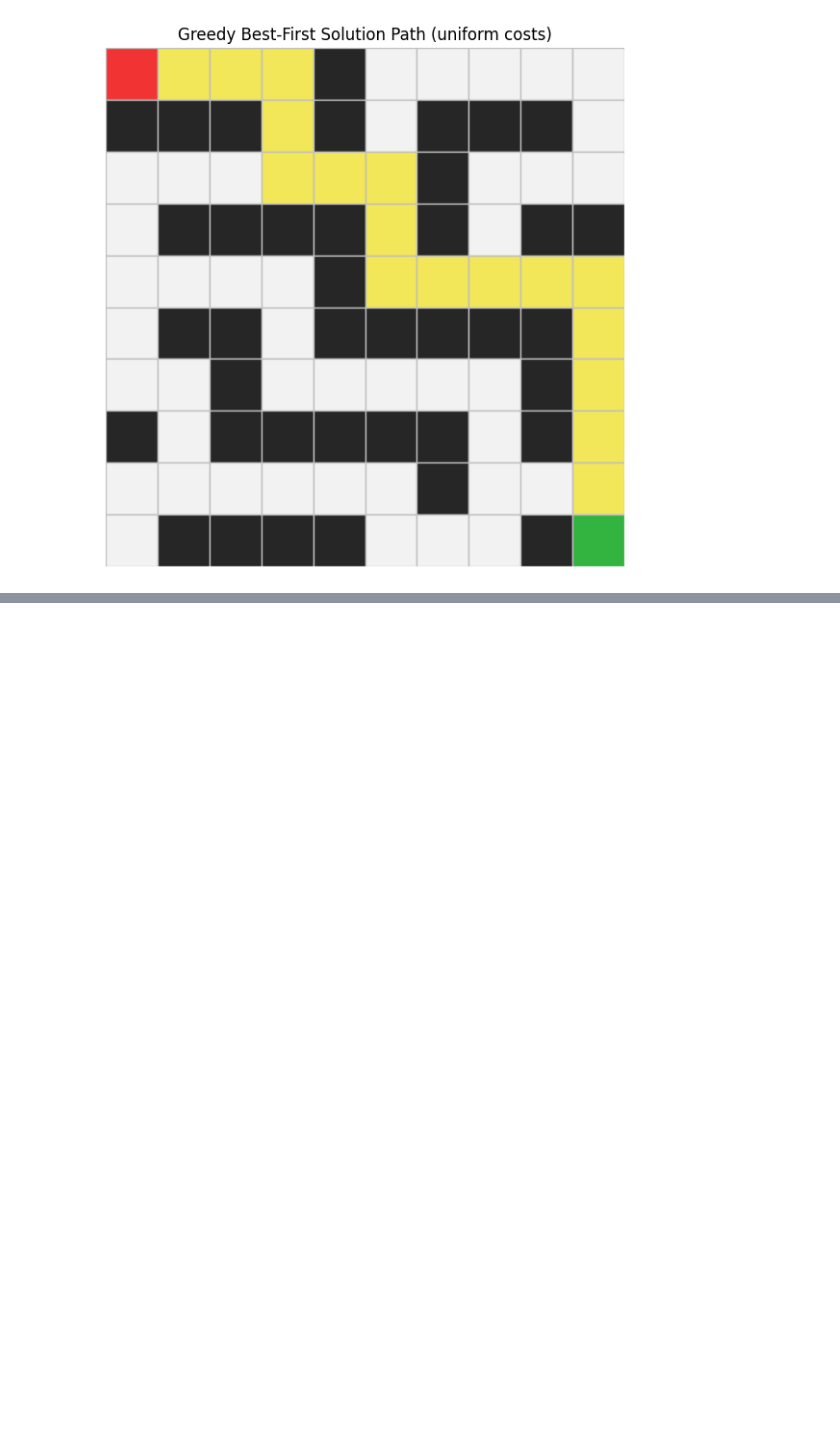
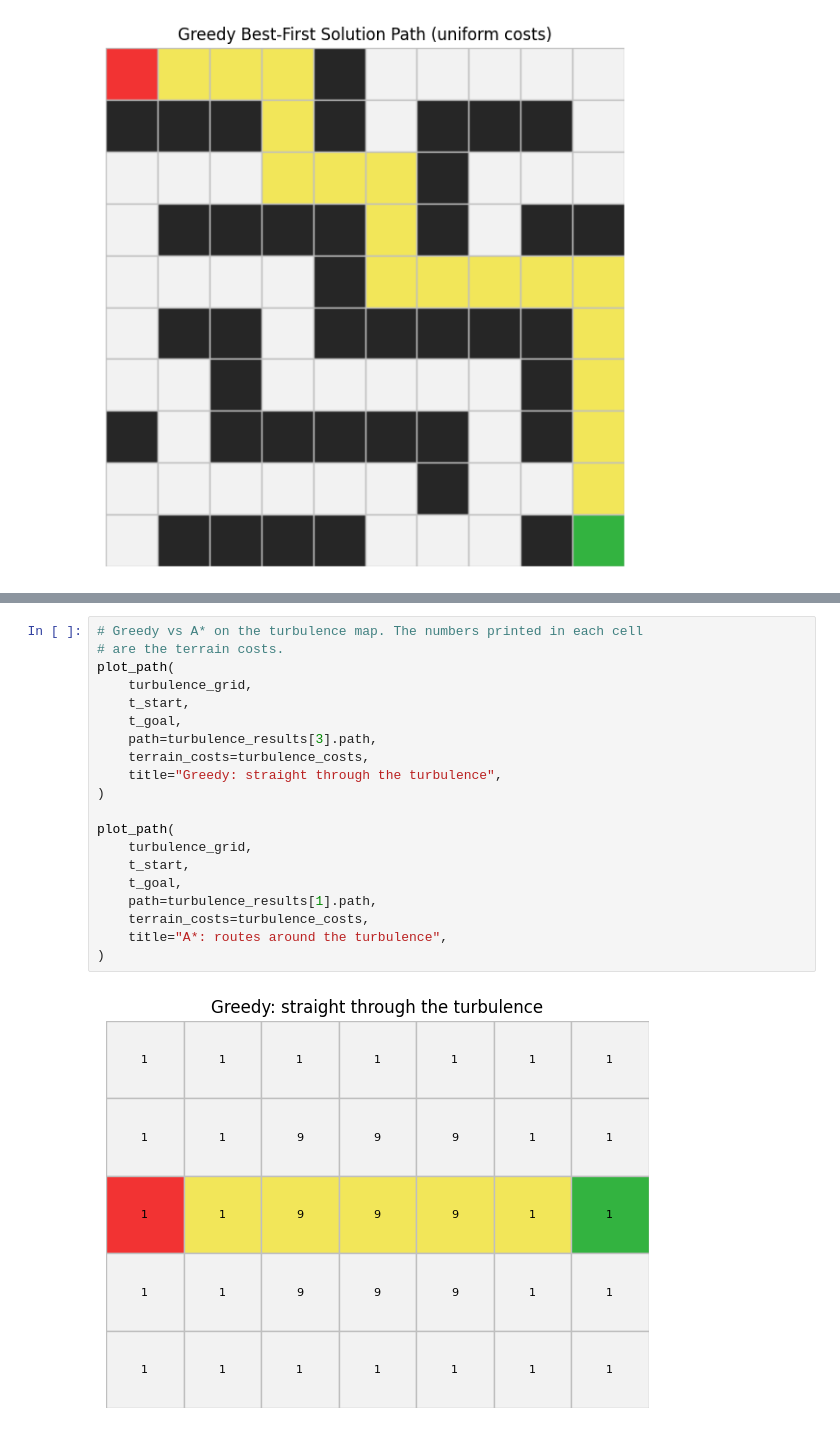
Before and after one commit to Blaise101/intro_to_ai_lab1, a Jupyter notebook: Blaise_Izerimana_Lab_1B.ipynb, the cells around one changed output, grey strips where cells are left out. Cells and saved outputs as stored; diff of their text form; blank space fills up the shorter version.

Commit message:
12. The Turbulence Map: Where Greedy Goes Wrong

```diff
--- a/Blaise_Izerimana_Lab_1B.ipynb
+++ b/Blaise_Izerimana_Lab_1B.ipynb
@@ -666,0 +707,22 @@ plot_path(
+# %%
+# Greedy vs A* on the turbulence map. The numbers printed in each cell
+# are the terrain costs.
+plot_path(
+    turbulence_grid,
+    t_start,
+    t_goal,
+    path=turbulence_results[3].path,
+    terrain_costs=turbulence_costs,
+    title="Greedy: straight through the turbulence",
+)
+
+plot_path(
+    turbulence_grid,
+    t_start,
+    t_goal,
+    path=turbulence_results[1].path,
+    terrain_costs=turbulence_costs,
+    title="A*: routes around the turbulence",
+)
+# %% [output]
+[figure, added]
```
Also changed, not shown: parts of 3 cells of this notebook.
